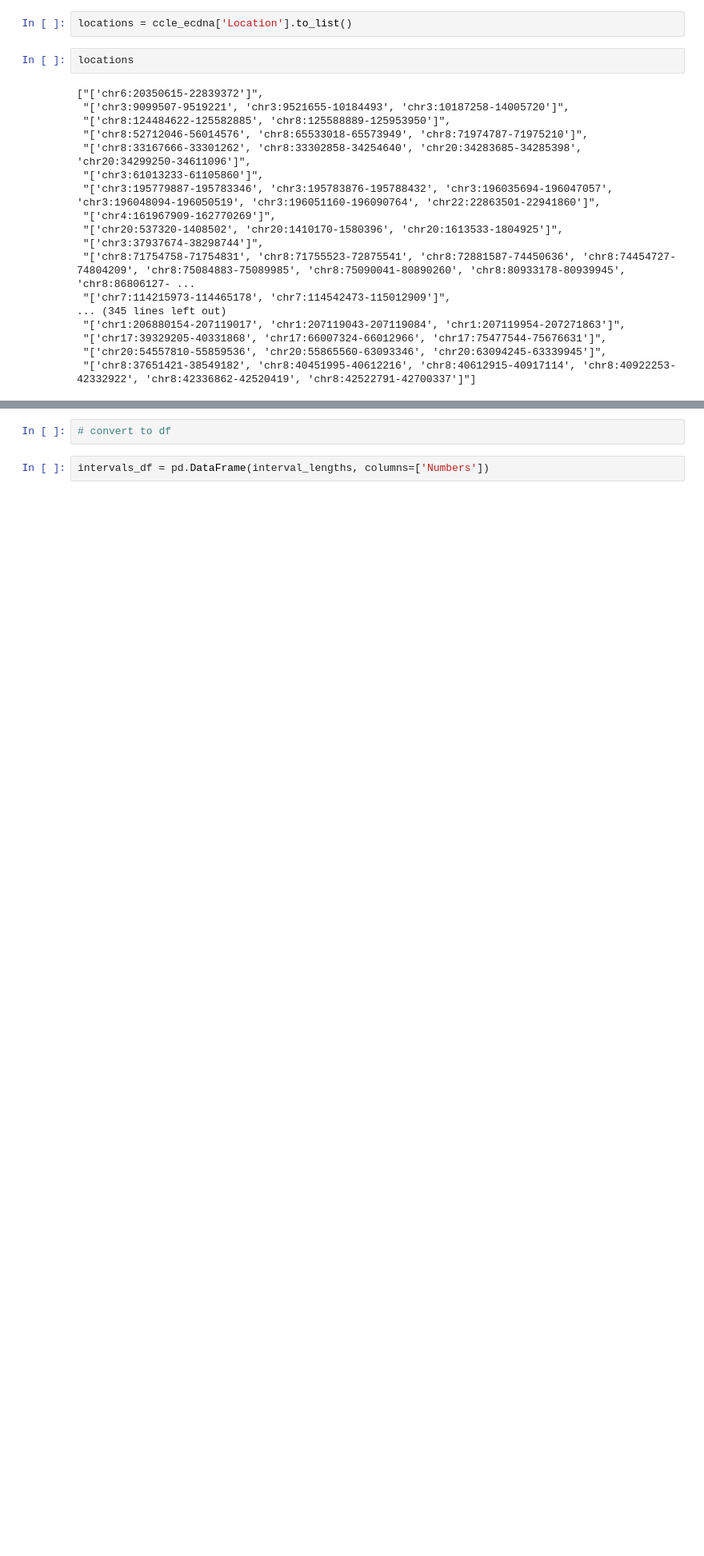
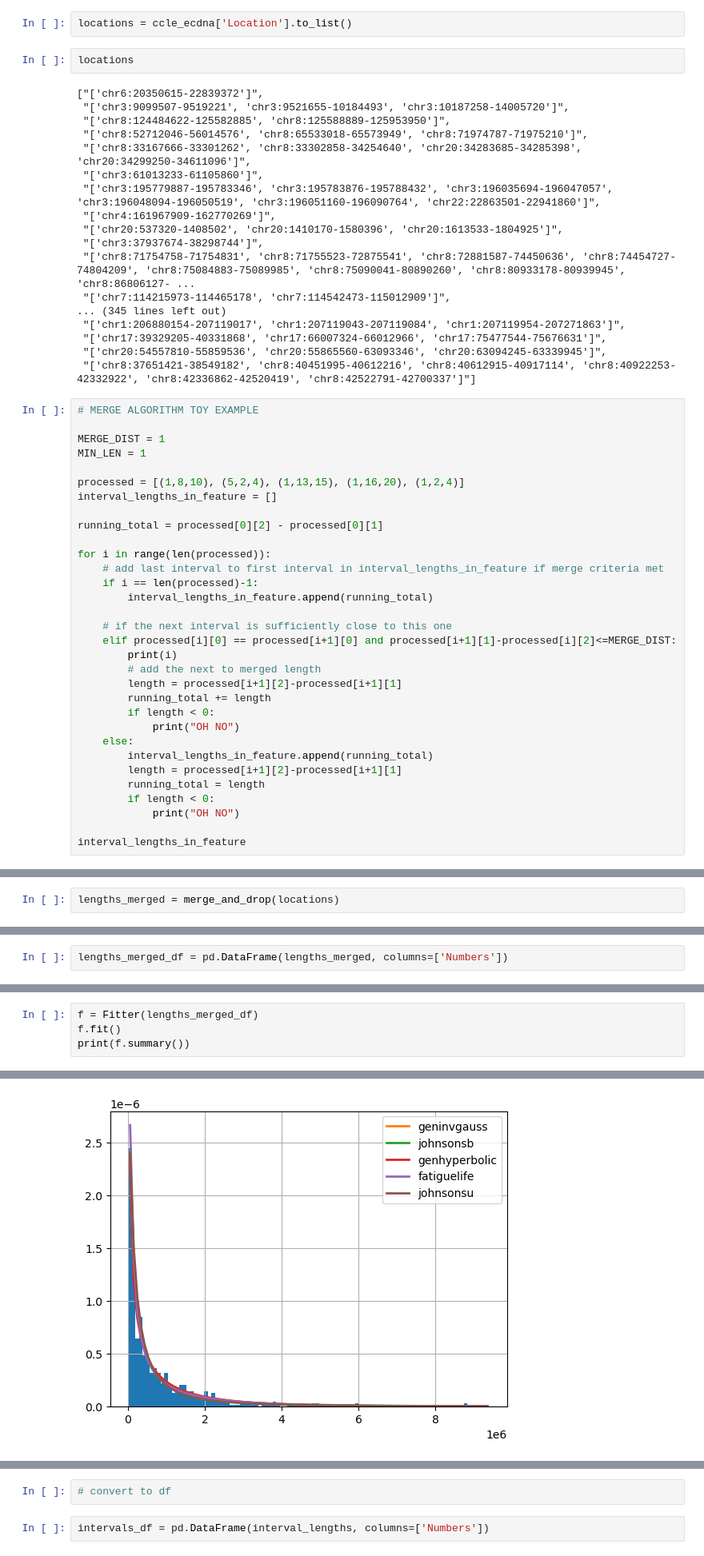
Before and after one commit to michaelchan77/ecdna-coamp, a Jupyter notebook: scripts/amplicon_interval_lengths.ipynb, the cells around one changed output, grey strips where cells are left out. Shown at 80% size. Saved outputs shown, nothing was run; the diff lists cells and outputs as text; blank space fills up the shorter version.

Commit message:
interval cleaning

```diff
--- a/scripts/amplicon_interval_lengths.ipynb
+++ b/scripts/amplicon_interval_lengths.ipynb
@@ -36,3 +37,35 @@ locations
  "['chr17:39329205-40331868', 'chr17:66007324-66012966', 'chr17:75477544-75676631']",
  "['chr20:54557810-55859536', 'chr20:55865560-63093346', 'chr20:63094245-63339945']",
  "['chr8:37651421-38549182', 'chr8:40451995-40612216', 'chr8:40612915-40917114', 'chr8:40922253-42332922', 'chr8:42336862-42520419', 'chr8:42522791-42700337']"]
+# %%
+# MERGE ALGORITHM TOY EXAMPLE
+
+MERGE_DIST = 1
+MIN_LEN = 1
+
+processed = [(1,8,10), (5,2,4), (1,13,15), (1,16,20), (1,2,4)]
+interval_lengths_in_feature = []
+
+running_total = processed[0][2] - processed[0][1]
+
+for i in range(len(processed)):
+    # add last interval to first interval in interval_lengths_in_feature if merge criteria met
+    if i == len(processed)-1:
+        interval_lengths_in_feature.append(running_total)
+
+    # if the next interval is sufficiently close to this one
+    elif processed[i][0] == processed[i+1][0] and processed[i+1][1]-processed[i][2]<=MERGE_DIST:
+        print(i)
+        # add the next to merged length
+        length = processed[i+1][2]-processed[i+1][1]
+        running_total += length
+        if length < 0:
+            print("OH NO")
+    else:
+        interval_lengths_in_feature.append(running_total)
+        length = processed[i+1][2]-processed[i+1][1]
+        running_total = length
+        if length < 0:
+            print("OH NO")
+
+interval_lengths_in_feature
@@ -38,0 +129,2 @@ locations
+# %%
+lengths_merged = merge_and_drop(locations)
@@ -38,0 +135,2 @@ locations
+# %%
+lengths_merged_df = pd.DataFrame(lengths_merged, columns=['Numbers'])
@@ -38,0 +149,5 @@ locations
+# %%
+f = Fitter(lengths_merged_df)
+f.fit()
+print(f.summary())
+# %% [output]
@@ -38,0 +184 @@ locations
+[figure, added]
```
Also changed, not shown: parts of 31 cells of this notebook.
